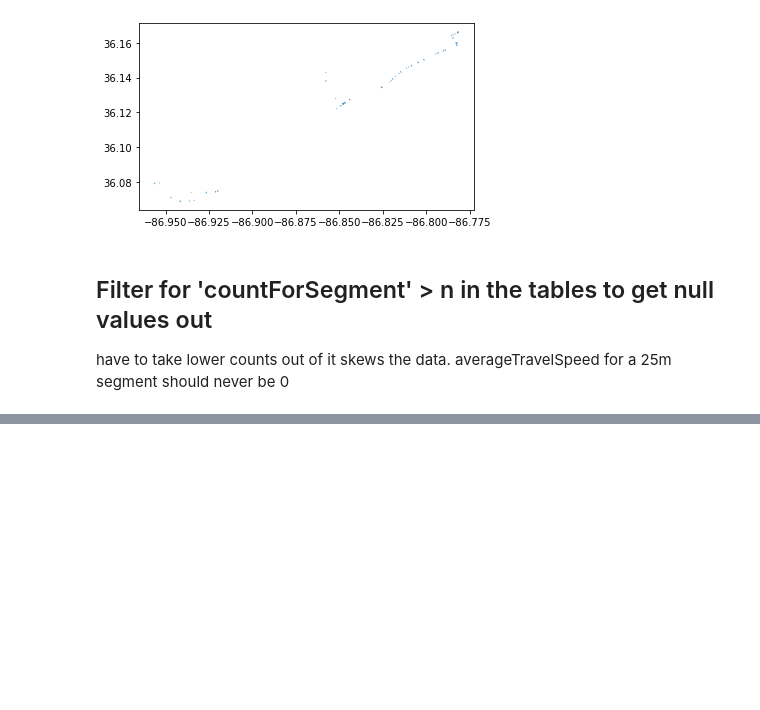
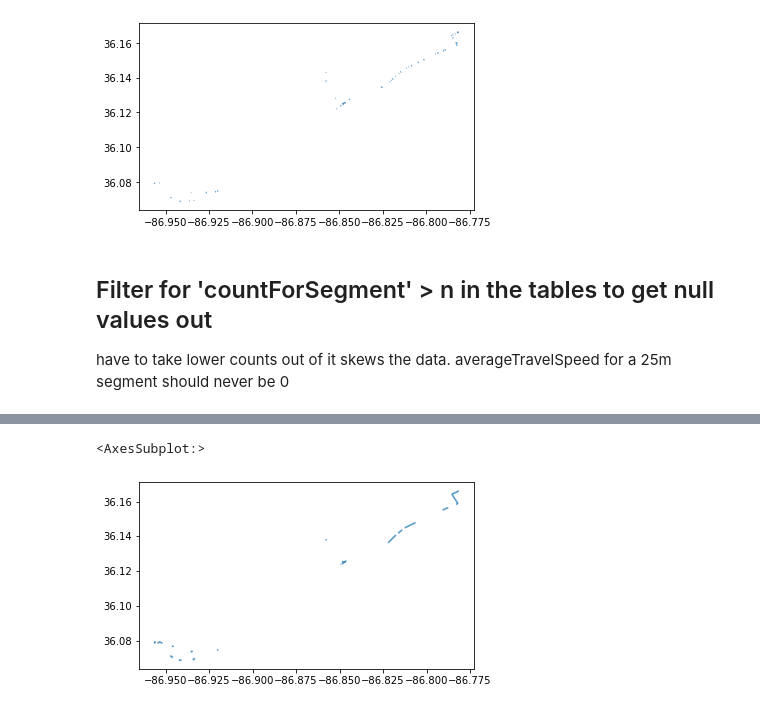
Before and after one commit to dkhamken/wego_dda7_cruella, a Jupyter notebook: notebooks/wegor3update.ipynb, the cells around one changed output, grey strips where cells are left out. Drawn from its saved outputs; the diff is of its cells as text; code cells hidden in the pictures; blank space fills up the shorter version.

```diff
--- a/notebooks/wegor3update.ipynb
+++ b/notebooks/wegor3update.ipynb
@@ -303,0 +327,6 @@ r3june['countForSegment'].max()/2
+# %%
+r3juneb20 = r3june[r3june['percent20Secs'] > np.quantile(r3june['percent20Secs'], .80)]
+r3juneb20.plot()
+# %% [output]
+<AxesSubplot:>
+[figure, added]
```
Also changed, not shown: parts of 9 cells of this notebook, 2 other files.
